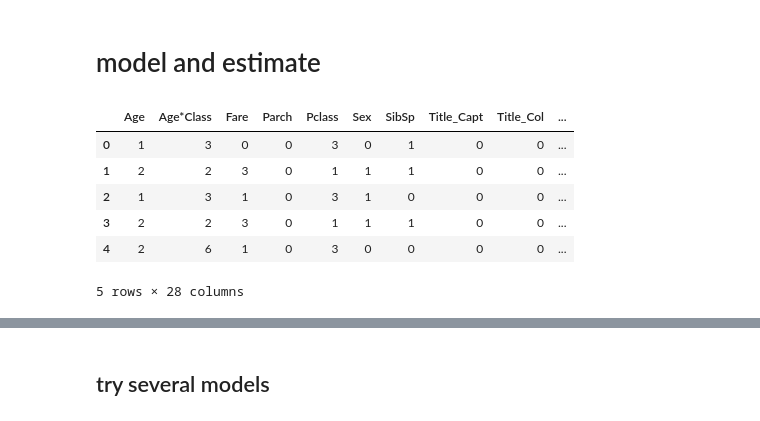
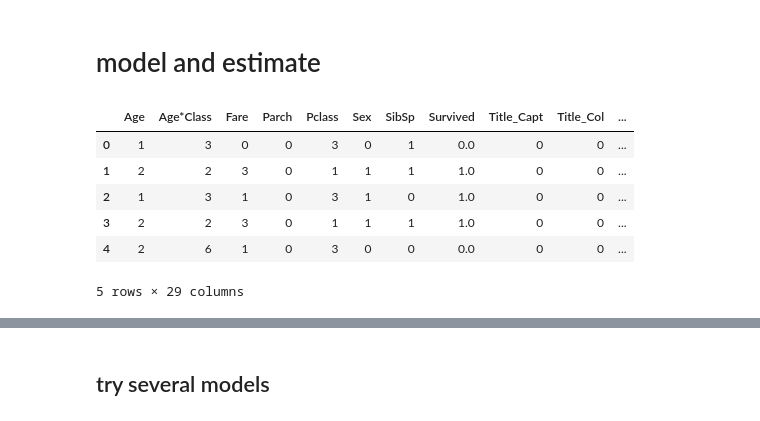
Before and after one commit to alancet/test, a Jupyter notebook: kaggle/titanic/src/myPredict.ipynb, the cells around one changed output, grey strips where cells are left out. Cells and saved outputs as stored; diff of their text form; code cells hidden in the pictures.

```diff
--- a/kaggle/titanic/src/myPredict.ipynb
+++ b/kaggle/titanic/src/myPredict.ipynb
@@ -522,12 +522,12 @@ train_df.head(10)
 # %% [markdown]
 # model and estimate
 # %%
-X_train_df.head()
+train_df.head()
 # %% [output]
-|  | Age | Age*Class | Fare | Parch | Pclass | Sex | SibSp | Title_Capt | Title_Col | ... |
-| 0 | 1 | 3 | 0 | 0 | 3 | 0 | 1 | 0 | 0 | ... |
-| 1 | 2 | 2 | 3 | 0 | 1 | 1 | 1 | 0 | 0 | ... |
-| 2 | 1 | 3 | 1 | 0 | 3 | 1 | 0 | 0 | 0 | ... |
-| 3 | 2 | 2 | 3 | 0 | 1 | 1 | 1 | 0 | 0 | ... |
-| 4 | 2 | 6 | 1 | 0 | 3 | 0 | 0 | 0 | 0 | ... |
+|  | Age | Age*Class | Fare | Parch | Pclass | Sex | SibSp | Survived | Title_Capt | Title_Col | ... |
+| 0 | 1 | 3 | 0 | 0 | 3 | 0 | 1 | 0.0 | 0 | 0 | ... |
+| 1 | 2 | 2 | 3 | 0 | 1 | 1 | 1 | 1.0 | 0 | 0 | ... |
+| 2 | 1 | 3 | 1 | 0 | 3 | 1 | 0 | 1.0 | 0 | 0 | ... |
+| 3 | 2 | 2 | 3 | 0 | 1 | 1 | 1 | 1.0 | 0 | 0 | ... |
+| 4 | 2 | 6 | 1 | 0 | 3 | 0 | 0 | 0.0 | 0 | 0 | ... |
-5 rows × 28 columns
+5 rows × 29 columns
```
Also changed, not shown: parts of 30 cells of this notebook.
